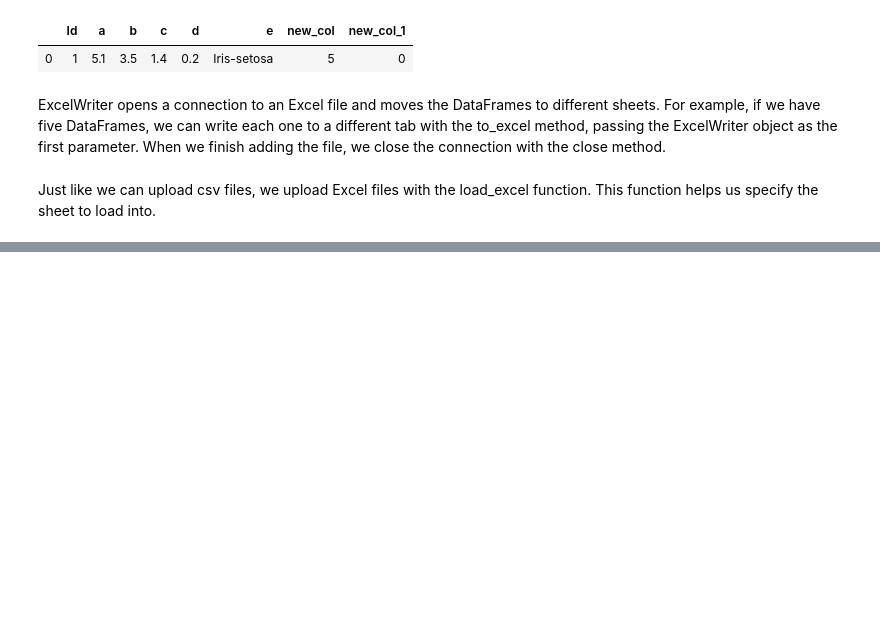
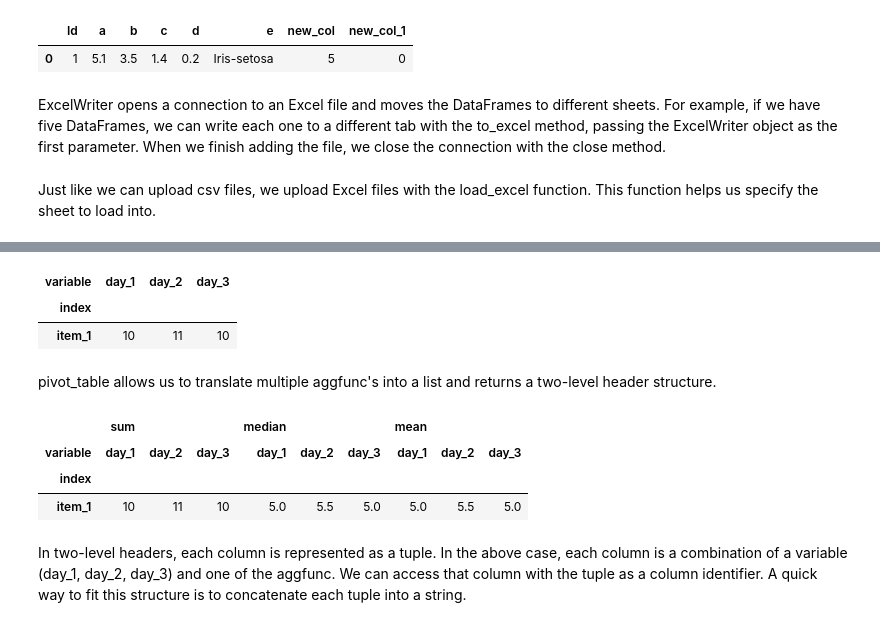
Before and after one commit to thecodemancer/study-with-me, a Jupyter notebook: python/pandas.ipynb, the cells around one changed output, grey strips where cells are left out. Saved outputs shown, nothing was run; the diff lists cells and outputs as text; code cells hidden in the pictures; blank space fills up the shorter version.

```diff
--- a/python/pandas.ipynb
+++ b/python/pandas.ipynb
@@ -708,0 +829,8 @@ Just like we can upload csv files, we upload Excel files with the load_excel fun
+# %%
+columns = np.array(["day_1", "day_2", "day_3"])
+index = np.array(["item_1", "item_1"])
+data = np.array([[2,5,1], [8,6,9]])
+df = pd.DataFrame(data, columns = columns, index = index)
+df = df.reset_index()
+melted = pd.melt(df, id_vars = "index")
+melted
@@ -708,0 +845,18 @@ Just like we can upload csv files, we upload Excel files with the load_excel fun
+# %%
+melted.pivot_table(index = "index", columns = "variable", values = "value", aggfunc = "sum")
+# %% [output]
+| variable | day_1 | day_2 | day_3 |
+| index |  |  |  |
+| item_1 | 10 | 11 | 10 |
+# %% [markdown]
+pivot_table allows us to translate multiple aggfunc's into a list and returns a two-level header structure.
+# %%
+pivot_t = melted.pivot_table(index = "index", columns = "variable", values = "value", aggfunc = ["sum", "median", "mean"])
+pivot_t
+# %% [output]
+|  | sum |  |  | median |  |  | mean |  |  |
+| variable | day_1 | day_2 | day_3 | day_1 | day_2 | day_3 | day_1 | day_2 | day_3 |
+| index |  |  |  |  |  |  |  |  |  |
+| item_1 | 10 | 11 | 10 | 5.0 | 5.5 | 5.0 | 5.0 | 5.5 | 5.0 |
+# %% [markdown]
+In two-level headers, each column is represented as a tuple. In the above case, each column is a combination of a variable (day_1, day_2, day_3) and one of the aggfunc. We can access that column with the tuple as a column identifier. A quick way to fit this structure is to concatenate each tuple into a string.
```
Also changed, not shown: parts of 118 cells of this notebook.
